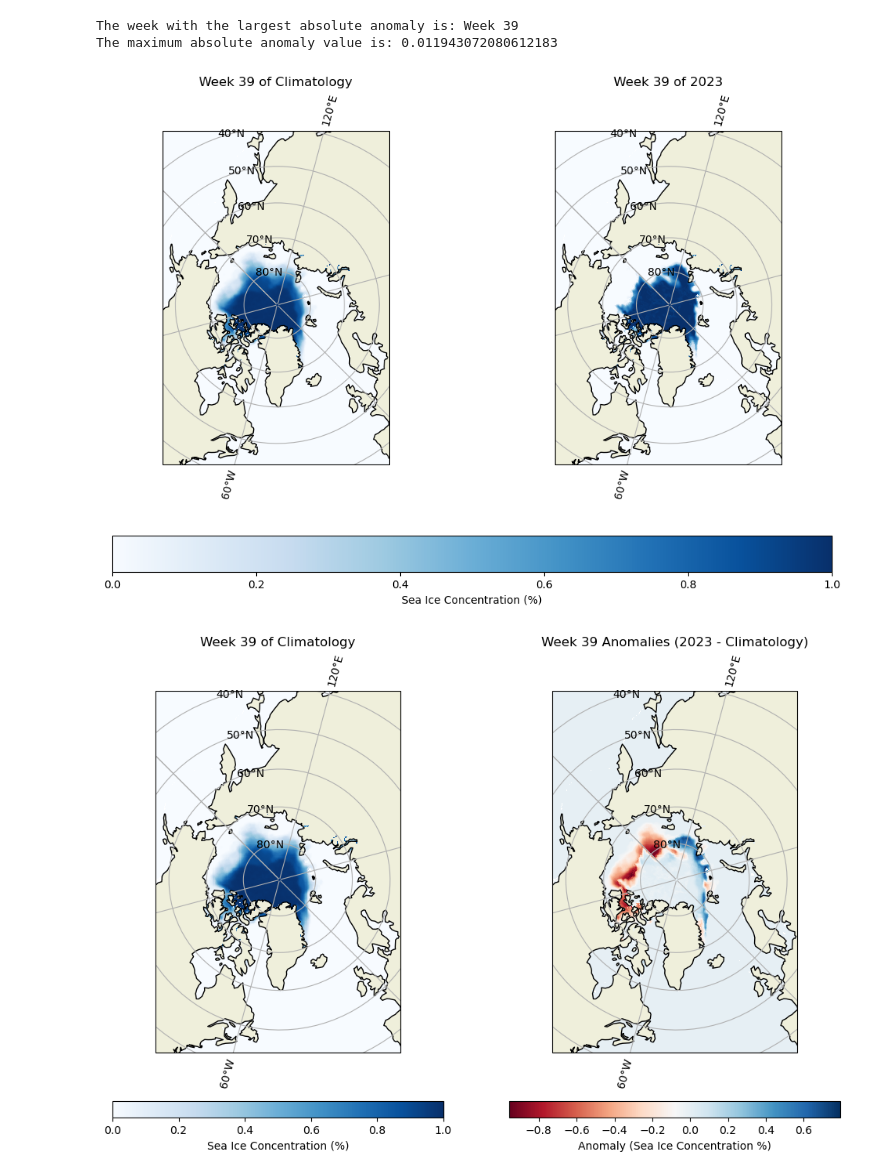
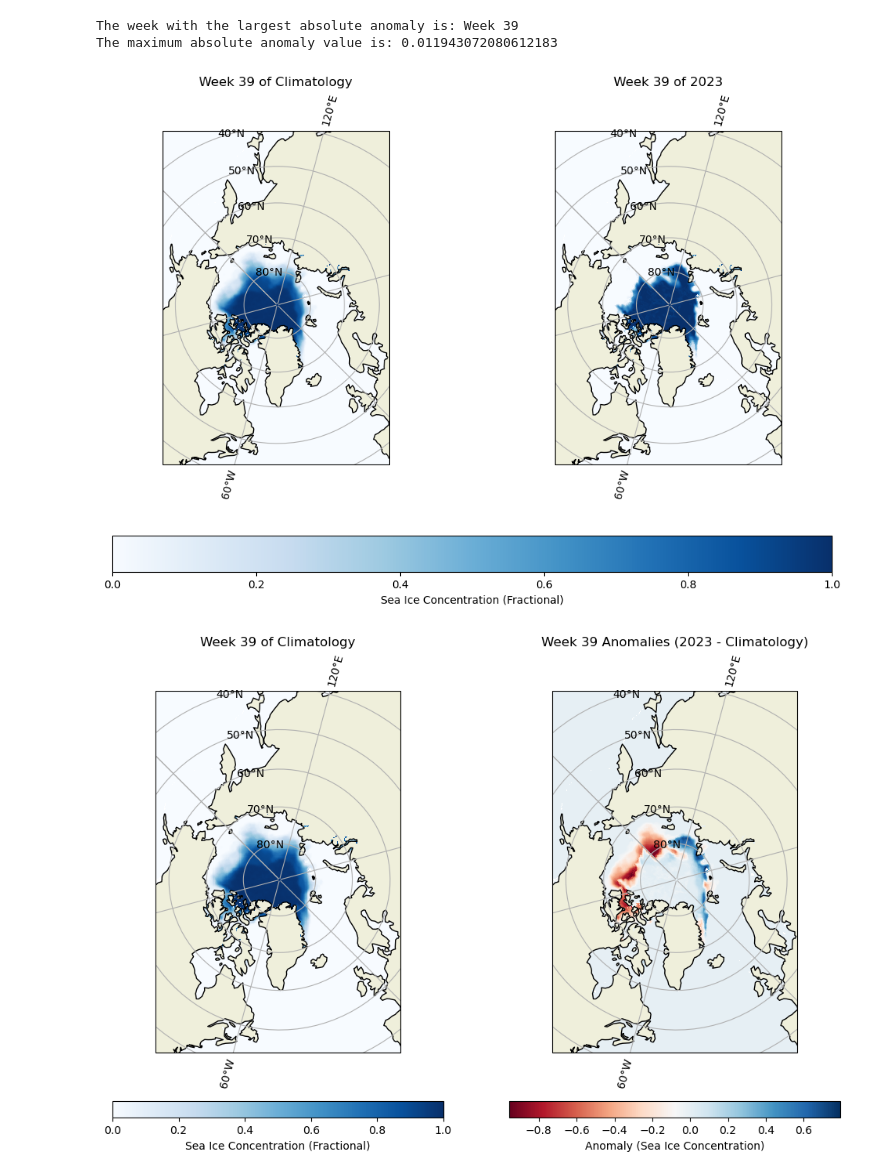
Before and after one commit to polarwatch/internship24, a Jupyter notebook: notebooks/milestone3/milestone3.ipynb, the cells around one changed output. Saved outputs shown, nothing was run; the diff lists cells and outputs as text; code cells hidden in the pictures.

```diff
--- a/notebooks/milestone3/milestone3.ipynb
+++ b/notebooks/milestone3/milestone3.ipynb
@@ -533,30 +545,30 @@ The maximum absolute anomaly value is: 0.011943072080612183
 # %%
 # Set the data projection using EPSG Code
 data_crs = ccrs.epsg('3411')
 # Set the mapping projection to cartopy's North Polar Stereographic
 crs_epsg = ccrs.NorthPolarStereo(central_longitude=-45)
 
 # Create a figure with two subplots side by side
 fig, (ax1, ax2) = plt.subplots(1, 2, figsize=(12, 8), subplot_kw={'projection': crs_epsg}, sharex=True, sharey=True)
 # Customize both subplots
 for ax in [ax1, ax2]:
     ax1.set_extent([-3850000.0, 3750000.0, -5350000, 5850000.0], crs_epsg)
     ax.add_feature(cfeature.LAND)
     ax.coastlines()
     ax.gridlines(draw_labels=True, dms=True, x_inline=False, y_inline=True)
 
 # Plot data on each subplot
 im1 = ax1.pcolormesh(da_clim.xgrid, da_clim.ygrid, da_clim.isel(week=38), cmap=plt.cm.Blues, transform=data_crs)
 im2 = ax2.pcolormesh(da_23.xgrid, da_23.ygrid, da_23.isel(week=38), cmap=plt.cm.Blues, transform=data_crs)
 ax1.set_title('Week 39 of Climatology')
 ax2.set_title('Week 39 of 2023')
 
 # Add colorbar for both subplots
-cbar = fig.colorbar(im1, ax=[ax1, ax2], orientation='horizontal', label='Sea Ice Concentration (%)')
+cbar = fig.colorbar(im1, ax=[ax1, ax2], orientation='horizontal', label='Sea Ice Concentration (Fractional)')
 
 plt.show()
 # %% [output]
-[figure, old version]
+[figure, new version]
 # %%
 # Compute anomalies
 da_anom = da_23 - da_clim
@@ -584,9 +596,9 @@ ax1.set_title('Week 39 of Climatology')
 ax2.set_title('Week 39 Anomalies (2023 - Climatology)')
 
 # Add separate colorbars for each subplot
-cbar1 = fig.colorbar(im1, ax=ax1, orientation='horizontal', pad=0.1, label='Sea Ice Concentration (%)')
-cbar2 = fig.colorbar(im2, ax=ax2, orientation='horizontal', pad=0.1, label='Anomaly (Sea Ice Concentration %)')
+cbar1 = fig.colorbar(im1, ax=ax1, orientation='horizontal', pad=0.1, label='Sea Ice Concentration (Fractional)')
+cbar2 = fig.colorbar(im2, ax=ax2, orientation='horizontal', pad=0.1, label='Anomaly (Sea Ice Concentration)')
 
 plt.show()
 # %% [output]
-[figure, old version]
+[figure, new version]
```
Also changed, not shown: parts of 13 cells of this notebook, 1 other file.
